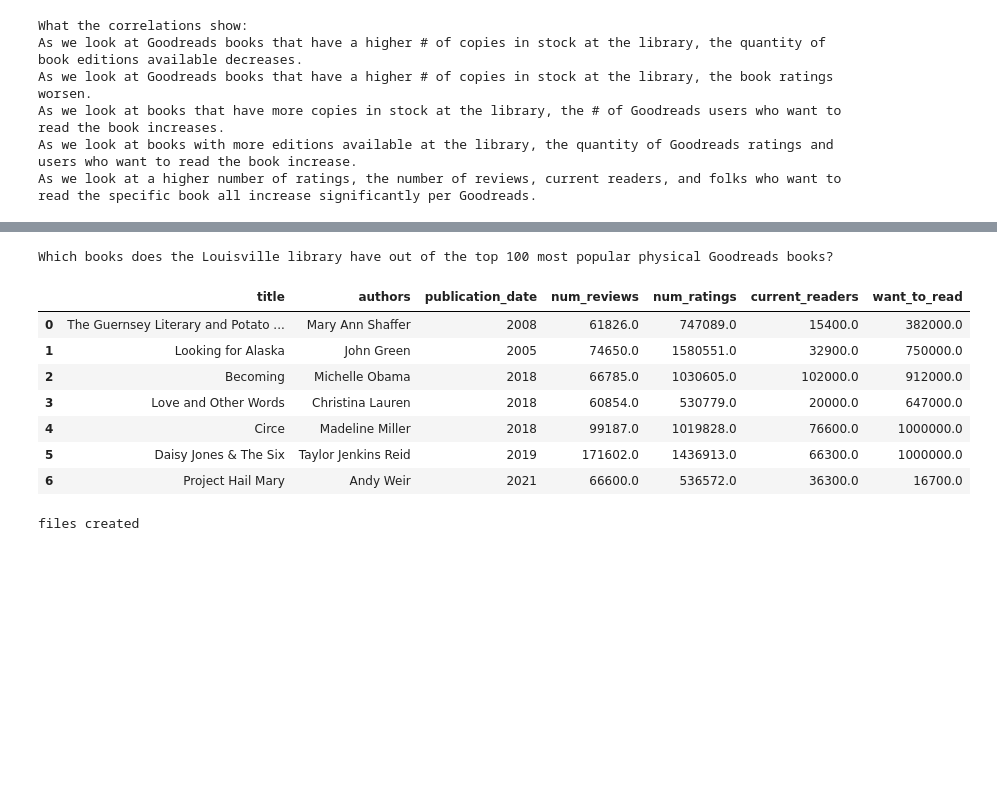
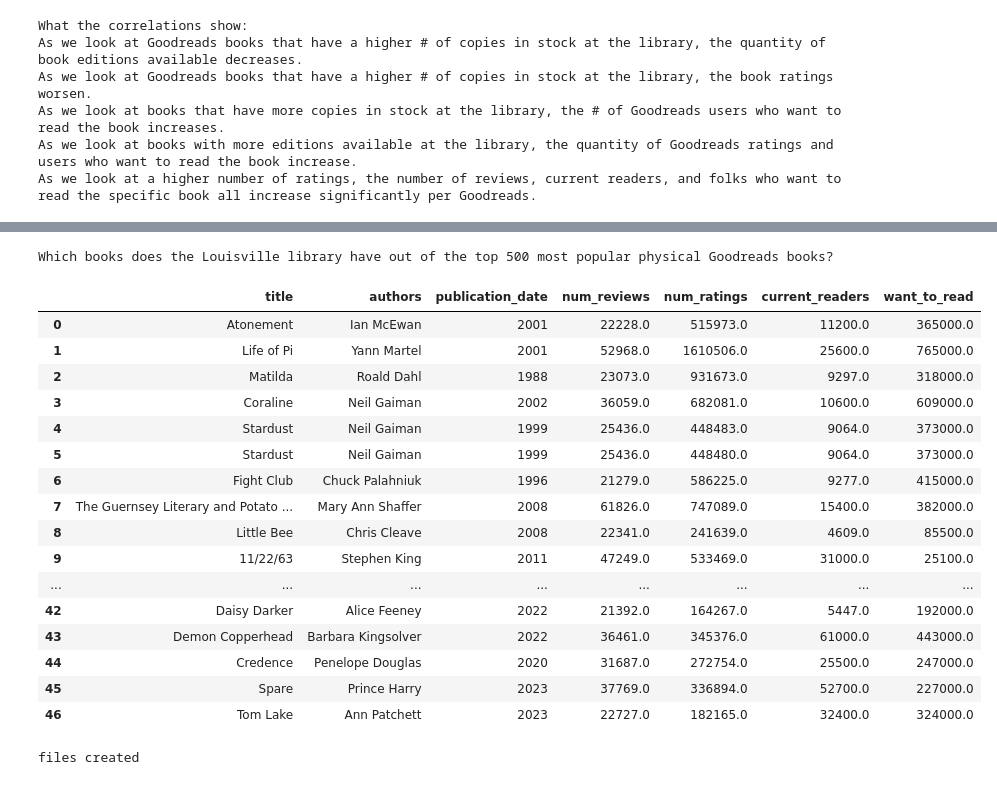
Before and after one commit to amgant/LouisvilleKY-GoodReads-Books, a Jupyter notebook: bookspandas.ipynb, the cells around one changed output, grey strips where cells are left out. Cells and saved outputs as stored; diff of their text form; code cells hidden in the pictures; blank space fills up the shorter version.

```diff
--- a/bookspandas.ipynb
+++ b/bookspandas.ipynb
@@ -278,27 +292,51 @@ Which books does the Louisville library have out of the top 100 rated physical G
 # %%
-print("Which books does the Louisville library have out of the top 100 most popular physical Goodreads books?")
+print("Which books does the Louisville library have out of the top 500 most popular physical Goodreads books?")
 
 goodreadsp = goodreads.sort_values(by=["num_reviews", "num_ratings", "current_readers", "want_to_read"], ascending=False)
-goodreadsp = goodreadsp.head(100)
+goodreadsp = goodreadsp.head(500)
 
 mostpopular = pd.merge(loulib, goodreadsp, on=["title", "authors"], suffixes=("_lib", "_gr"), how="inner")
 mostpopular[["title", "authors", "publication_date", "num_reviews", "num_ratings", "current_readers", "want_to_read"]]
 # %% [output]
-Which books does the Louisville library have out of the top 100 most popular physical Goodreads books?
+Which books does the Louisville library have out of the top 500 most popular physical Goodreads books?
 |  | title | authors | publication_date | num_reviews | num_ratings | current_readers | want_to_read |
-| 0 | The Guernsey Literary and Potato ... | Mary Ann Shaffer | 2008 | 61826.0 | 747089.0 | 15400.0 | 382000.0 |
-| 1 | Looking for Alaska | John Green | 2005 | 74650.0 | 1580551.0 | 32900.0 | 750000.0 |
-| 2 | Becoming | Michelle Obama | 2018 | 66785.0 | 1030605.0 | 102000.0 | 912000.0 |
-| 3 | Love and Other Words | Christina Lauren | 2018 | 60854.0 | 530779.0 | 20000.0 | 647000.0 |
-| 4 | Circe | Madeline Miller | 2018 | 99187.0 | 1019828.0 | 76600.0 | 1000000.0 |
-| 5 | Daisy Jones & The Six | Taylor Jenkins Reid | 2019 | 171602.0 | 1436913.0 | 66300.0 | 1000000.0 |
-| 6 | Project Hail Mary | Andy Weir | 2021 | 66600.0 | 536572.0 | 36300.0 | 16700.0 |
+| 0 | Atonement | Ian McEwan | 2001 | 22228.0 | 515973.0 | 11200.0 | 365000.0 |
+| 1 | Life of Pi | Yann Martel | 2001 | 52968.0 | 1610506.0 | 25600.0 | 765000.0 |
+| 2 | Matilda | Roald Dahl | 1988 | 23073.0 | 931673.0 | 9297.0 | 318000.0 |
+| 3 | Coraline | Neil Gaiman | 2002 | 36059.0 | 682081.0 | 10600.0 | 609000.0 |
+| 4 | Stardust | Neil Gaiman | 1999 | 25436.0 | 448483.0 | 9064.0 | 373000.0 |
+| 5 | Stardust | Neil Gaiman | 1999 | 25436.0 | 448480.0 | 9064.0 | 373000.0 |
+| 6 | Fight Club | Chuck Palahniuk | 1996 | 21279.0 | 586225.0 | 9277.0 | 415000.0 |
+| 7 | The Guernsey Literary and Potato ... | Mary Ann Shaffer | 2008 | 61826.0 | 747089.0 | 15400.0 | 382000.0 |
+| 8 | Little Bee | Chris Cleave | 2008 | 22341.0 | 241639.0 | 4609.0 | 85500.0 |
+| 9 | 11/22/63 | Stephen King | 2011 | 47249.0 | 533469.0 | 31000.0 | 25100.0 |
+| ... | ... | ... | ... | ... | ... | ... | ... |
+| 42 | Daisy Darker | Alice Feeney | 2022 | 21392.0 | 164267.0 | 5447.0 | 192000.0 |
+| 43 | Demon Copperhead | Barbara Kingsolver | 2022 | 36461.0 | 345376.0 | 61000.0 | 443000.0 |
+| 44 | Credence | Penelope Douglas | 2020 | 31687.0 | 272754.0 | 25500.0 | 247000.0 |
+| 45 | Spare | Prince Harry | 2023 | 37769.0 | 336894.0 | 52700.0 | 227000.0 |
+| 46 | Tom Lake | Ann Patchett | 2023 | 22727.0 | 182165.0 | 32400.0 | 324000.0 |
-# %%
-#writing more tables to csv to be used in tableau
-loulib.to_csv("data/clean/loulib.csv", index=False)
-goodreads.to_csv("data/clean/goodreads.csv", index=False)
-goodreadst.to_csv("data/clean/goodreadst.csv", index=False)
-goodreadsp.to_csv("data/clean/goodreadsp.csv", index=False)
-print("files created")
-# %% [output]
-files created
+# %%
+#writing more tables to csv to be used in tableau
+goodreads = goodreads.reset_index()
+loulib = loulib.reset_index()
+loulib.to_csv("data/clean/loulib.csv", index=True)
+goodreads.to_csv("data/clean/goodreads.csv", index=True)
+goodreadst.to_csv("data/clean/goodreadst.csv", index=True)
+goodreadsp.to_csv("data/clean/goodreadsp.csv", index=True)
+#relational database Books, Popularity, Library Inventory
+booksrel = pd.merge(loulib, goodreads, on=["title", "authors"], suffixes=("_lib", "_gr"), how = "outer")
+booksrel = booksrel.drop(["isbn_lib", "Copies", "Versions", "isbn_gr", "rating_score", "num_ratings", "num_reviews", "current_readers", "want_to_read", "ItemType", "ItemCollection", "format"], axis=1)
+booksrel.to_csv("data/clean/booksrel.csv", index=True)
+
+poprel = pd.merge(loulib, goodreads, on=["title", "authors"], suffixes=("_lib", "_gr"), how = "outer")
+poprel = poprel.drop(["isbn_lib", "ItemType", "ItemCollection", "isbn_gr", "Copies", "Versions"], axis=1)
+poprel.to_csv("data/clean/poprel.csv", index=True)
+
+libinvrel = pd.merge(loulib, goodreads, on=["title", "authors"], suffixes=("_lib", "_gr"), how = "outer")
+libinvrel = libinvrel.drop(["isbn_lib", "isbn_gr", "format", "price", "rating_score", "num_ratings", "num_reviews", "current_readers", "want_to_read"], axis=1)
+libinvrel.to_csv("data/clean/libinvrel.csv", index=True)
+
+print("files created")
+# %% [output]
+files created
```
Also changed, not shown: parts of 1 cell of this notebook, 9 other files.
